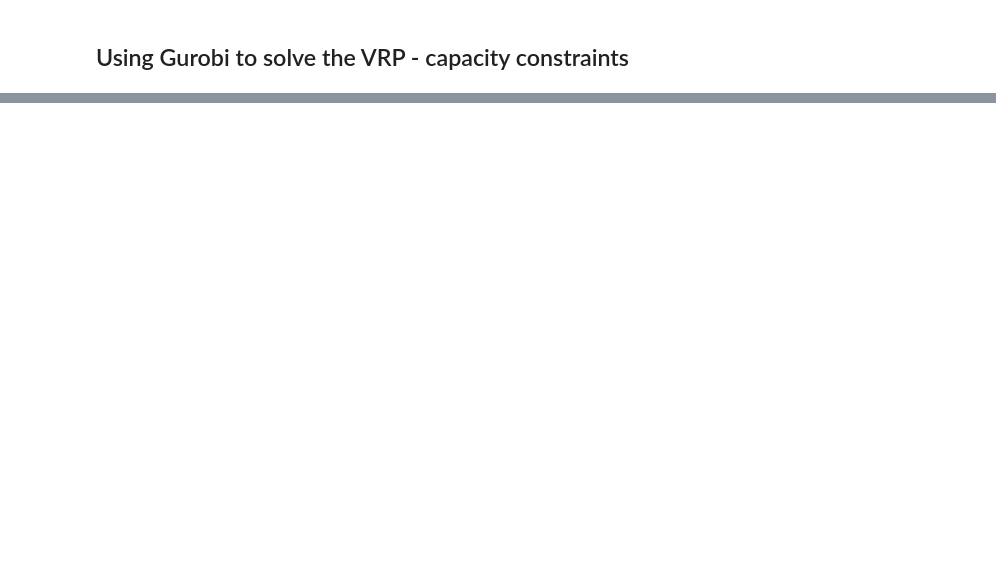
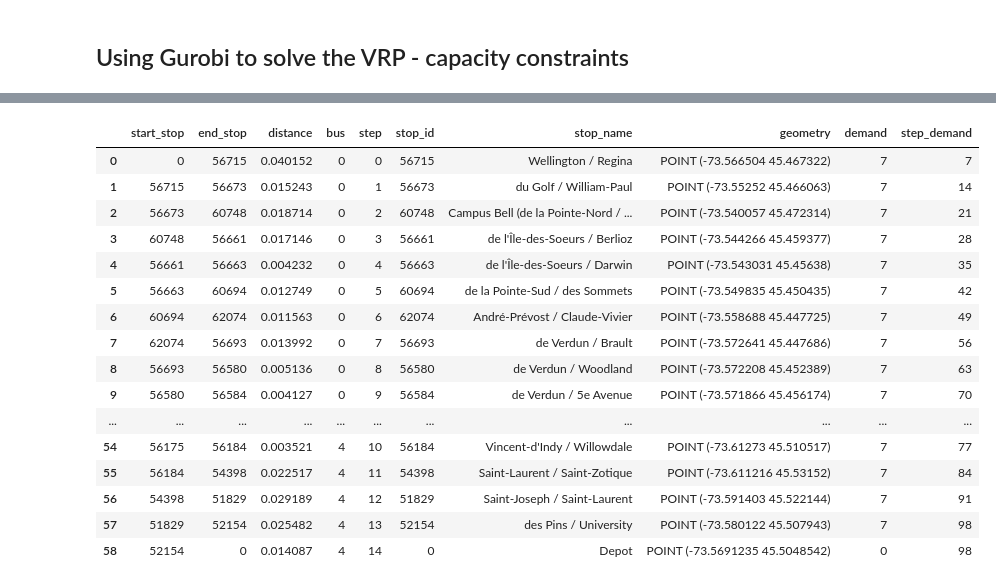
Before and after one commit to lakshyaag/Route-Optimization-STM, a Jupyter notebook: optimize.ipynb, the cells around one changed output, grey strips where cells are left out. Saved outputs shown, nothing was run; the diff lists cells and outputs as text; code cells hidden in the pictures; blank space fills up the shorter version.

```diff
--- a/optimize.ipynb
+++ b/optimize.ipynb
@@ -1013,30 +884,0 @@ Best objective 6.434050000000e-01, best bound 6.013078000000e-01, gap 6.5429%
-# %%
-print(f"Optimal objective: {model.objVal}")
-
-# Bus path
-bus_path = {}
-
-for k in range(num_buses):
-    bus_path[k] = []
-    for i in stops:
-        for j in stops:
-            if x[i, j, k].x == 1:
-                bus_path[k].append(
-                    {
-                        "start_stop": i,
-                        "end_stop": j,
-                        "distance": distance_matrix_model.loc[i, j],
-                        "stop_demand": demand_stops[j],
-                        "cumulative_demand": u[j].x,
-                    }
-                )
-
-# convert to df with bus route number
-bus_path_df = []
-
-for k, v in bus_path.items():
-    bus_path_df.append(pd.DataFrame(v).assign(bus=k))
-
-bus_path_df = pd.concat(bus_path_df)
-
-bus_path_df
@@ -1062,3 +966,27 @@ Optimal objective: 0.6434049999999871
+# %%
+bus_path_df["demand"] = bus_path_df["end_stop"].map(demand_stops)
+
+bus_path_df["step_demand"] = bus_path_df.groupby("bus")["demand"].cumsum()
+
+bus_path_df
+# %% [output]
+|  | start_stop | end_stop | distance | bus | step | stop_id | stop_name | geometry | demand | step_demand |
+| 0 | 0 | 56715 | 0.040152 | 0 | 0 | 56715 | Wellington / Regina | POINT (-73.566504 45.467322) | 7 | 7 |
+| 1 | 56715 | 56673 | 0.015243 | 0 | 1 | 56673 | du Golf / William-Paul | POINT (-73.55252 45.466063) | 7 | 14 |
+| 2 | 56673 | 60748 | 0.018714 | 0 | 2 | 60748 | Campus Bell (de la Pointe-Nord / ... | POINT (-73.540057 45.472314) | 7 | 21 |
+| 3 | 60748 | 56661 | 0.017146 | 0 | 3 | 56661 | de l'Île-des-Soeurs / Berlioz | POINT (-73.544266 45.459377) | 7 | 28 |
+| 4 | 56661 | 56663 | 0.004232 | 0 | 4 | 56663 | de l'Île-des-Soeurs / Darwin | POINT (-73.543031 45.45638) | 7 | 35 |
+| 5 | 56663 | 60694 | 0.012749 | 0 | 5 | 60694 | de la Pointe-Sud / des Sommets | POINT (-73.549835 45.450435) | 7 | 42 |
+| 6 | 60694 | 62074 | 0.011563 | 0 | 6 | 62074 | André-Prévost / Claude-Vivier | POINT (-73.558688 45.447725) | 7 | 49 |
+| 7 | 62074 | 56693 | 0.013992 | 0 | 7 | 56693 | de Verdun / Brault | POINT (-73.572641 45.447686) | 7 | 56 |
+| 8 | 56693 | 56580 | 0.005136 | 0 | 8 | 56580 | de Verdun / Woodland | POINT (-73.572208 45.452389) | 7 | 63 |
+| 9 | 56580 | 56584 | 0.004127 | 0 | 9 | 56584 | de Verdun / 5e Avenue | POINT (-73.571866 45.456174) | 7 | 70 |
+| ... | ... | ... | ... | ... | ... | ... | ... | ... | ... | ... |
+| 54 | 56175 | 56184 | 0.003521 | 4 | 10 | 56184 | Vincent-d'Indy / Willowdale | POINT (-73.61273 45.510517) | 7 | 77 |
+| 55 | 56184 | 54398 | 0.022517 | 4 | 11 | 54398 | Saint-Laurent / Saint-Zotique | POINT (-73.611216 45.53152) | 7 | 84 |
+| 56 | 54398 | 51829 | 0.029189 | 4 | 12 | 51829 | Saint-Joseph / Saint-Laurent | POINT (-73.591403 45.522144) | 7 | 91 |
+| 57 | 51829 | 52154 | 0.025482 | 4 | 13 | 52154 | des Pins / University | POINT (-73.580122 45.507943) | 7 | 98 |
+| 58 | 52154 | 0 | 0.014087 | 4 | 14 | 0 | Depot | POINT (-73.5691235 45.5048542) | 0 | 98 |
 # %%
 for bus in bus_path_df.bus.unique():
     print(f"Bus {bus}:")
```
Also changed, not shown: parts of 23 cells of this notebook, 3 other files.
